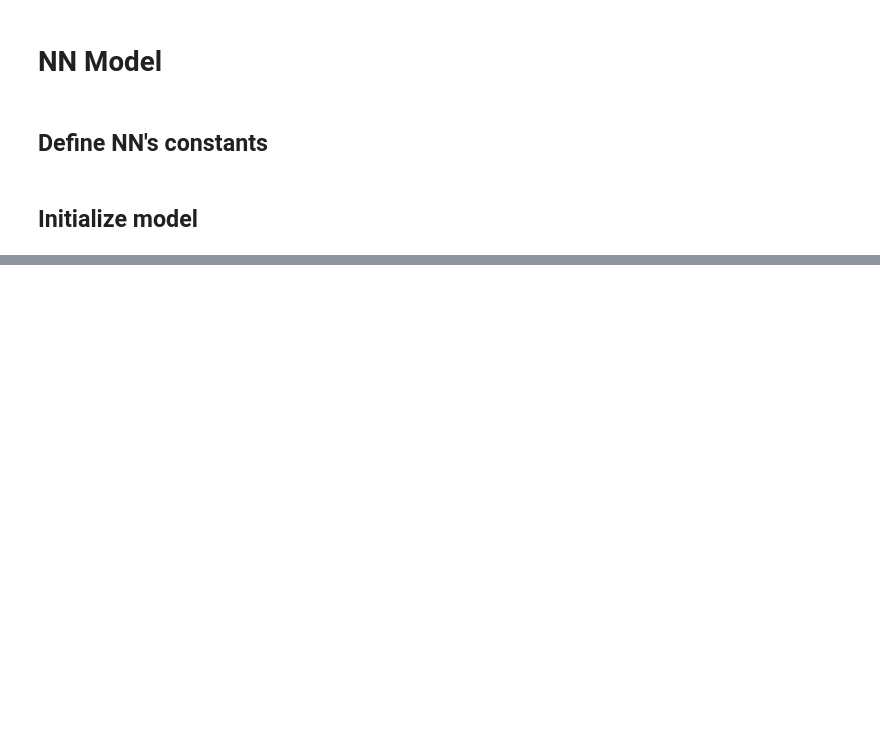
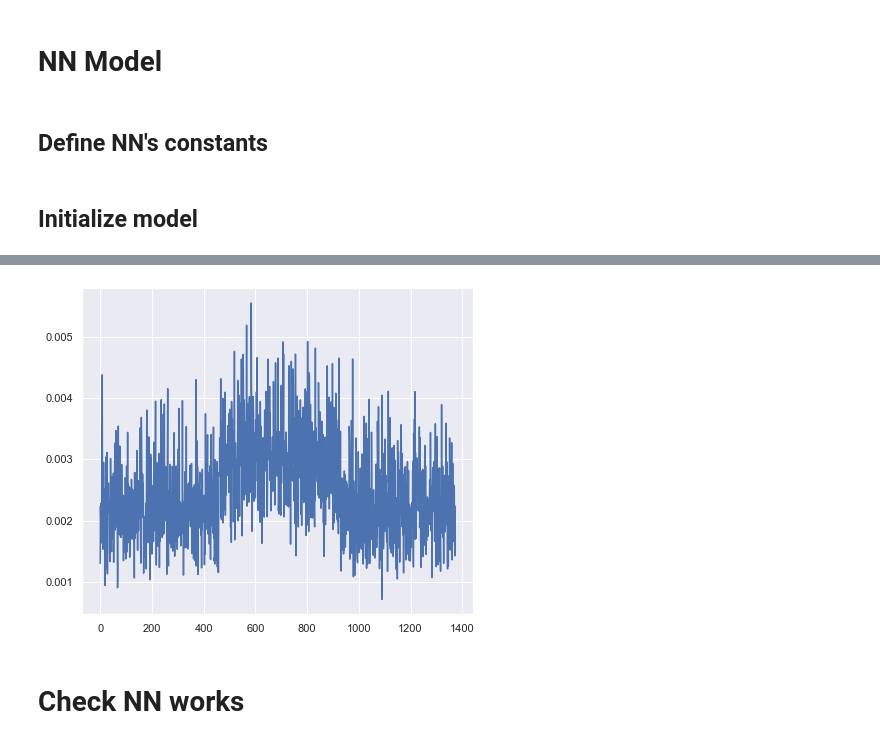
Before and after one commit to Felecort/NN_Filter_Radiolocation_Imgs, a Jupyter notebook: src/main.ipynb, the cells around one changed output, grey strips where cells are left out. Saved outputs shown, nothing was run; the diff lists cells and outputs as text; code cells hidden in the pictures; blank space fills up the shorter version.

```diff
--- a/src/main.ipynb
+++ b/src/main.ipynb
@@ -187,7 +201,11 @@ optimizer = optim.Adam(model.parameters(), lr=learning_rate)
 losses = []
 losses_append = losses.append
 
+valid_losses = []
+valid_losses_append = valid_losses.append
+
 for epoch in range(num_epoches):
+    model.train()
     for batch_ind, (data, targets) in tqdm(enumerate(train_loader)):
         # Data on cuda
         data = data.to(device=device)
@@ -204,3 +222,14 @@ for epoch in range(num_epoches):
 
         # Gradient descent or adam step
         optimizer.step()
+
+    model.eval()
+    with torch.no_grad():
+        for batch_ind, (data, targets) in tqdm(enumerate(test_loader)):
+            data = data.to(device=device)
+            targets = targets.to(device=device)
+
+            # Forward
+            scores = model(data) # Equal to model.forward(data)
+            loss = criterion(scores, targets)
+            valid_losses_append(loss.item())
@@ -214,5 +243,12 @@ plt.plot(losses[:10]);
+# %%
+sns.set(rc={"figure.figsize": (7, 6)})
+plt.plot(valid_losses);
+# %% [output]
+[figure, added]
 # %%
 checkpoint = {"state_dict": model.state_dict(),
               "optimizer": optimizer.state_dict(),
               'loss': loss}
 torch.save(checkpoint, f"{models_path}\DefaultModel_{win_size}_S5.pt")
+# %% [markdown]
+# Check NN works
```
Also changed, not shown: parts of 17 cells of this notebook.
